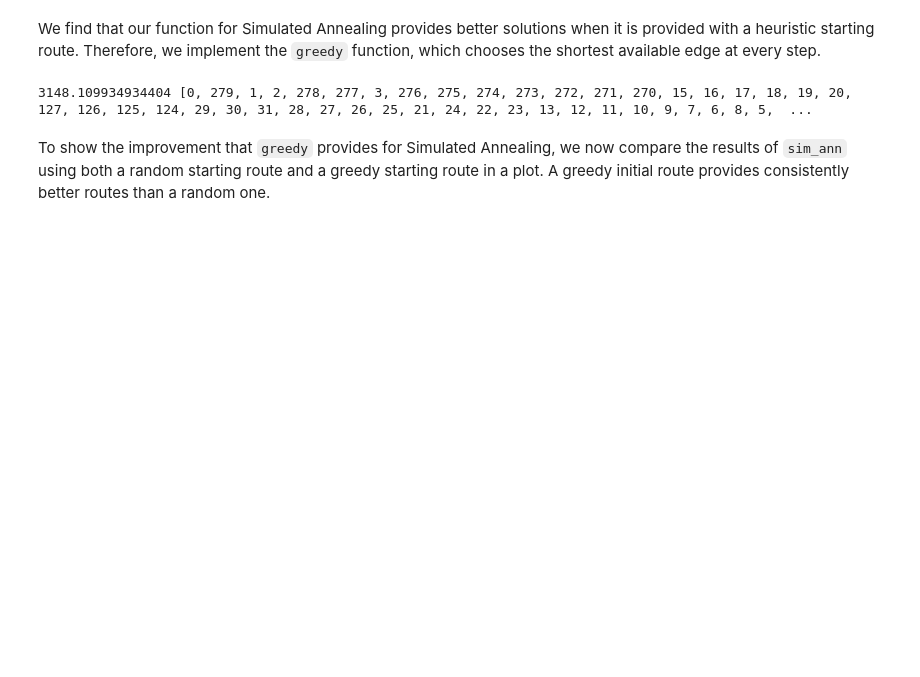
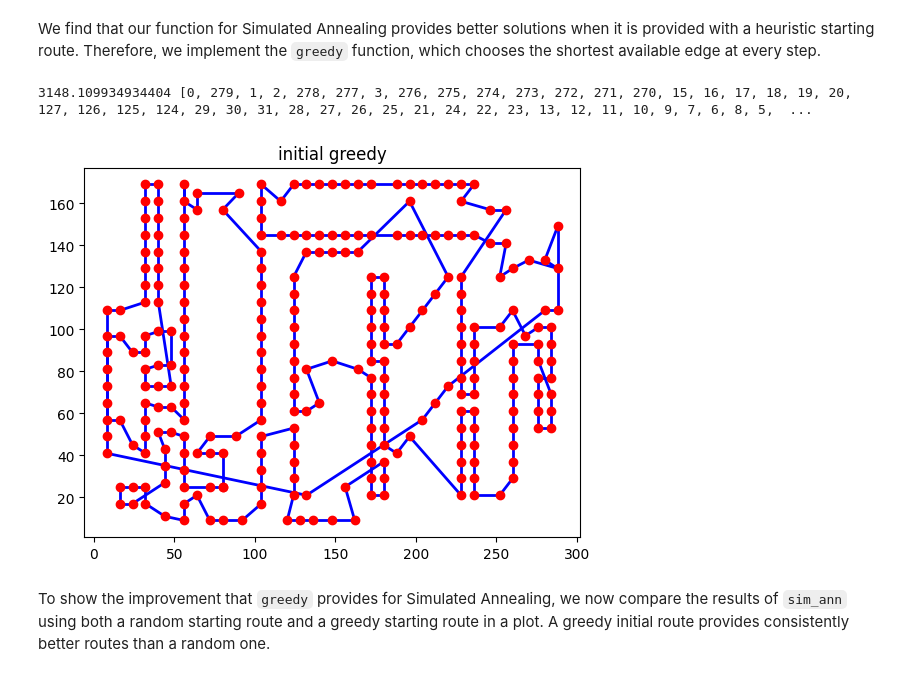
Before and after one commit to j-d-hein/TSP-SimAnn, a Jupyter notebook: tsp.ipynb, the cells around one changed output. Drawn from its saved outputs; the diff is of its cells as text; code cells hidden in the pictures; blank space fills up the shorter version.

```diff
--- a/tsp.ipynb
+++ b/tsp.ipynb
@@ -177,8 +199,11 @@ def greedy(dist, route_part=[0]):
 # %%
 route = greedy(dist)
 
 print(full_dist(dist, route), route)
+
+plot_route(route, nodes, "initial greedy")
 # %% [output]
 3148.109934934404 [0, 279, 1, 2, 278, 277, 3, 276, 275, 274, 273, 272, 271, 270, 15, 16, 17, 18, 19, 20, 127, 126, 125, 124, 29, 30, 31, 28, 27, 26, 25, 21, 24, 22, 23, 13, 12, 11, 10, 9, 7, 6, 8, 5,  ...
+[figure, added]
 # %% [markdown]
 To show the improvement that `greedy` provides for Simulated Annealing, we now compare the results of `sim_ann` using both a random starting route and a greedy starting route in a plot. A greedy initial route provides consistently better routes than a random one.
```
Also changed, not shown: parts of 10 cells of this notebook.
